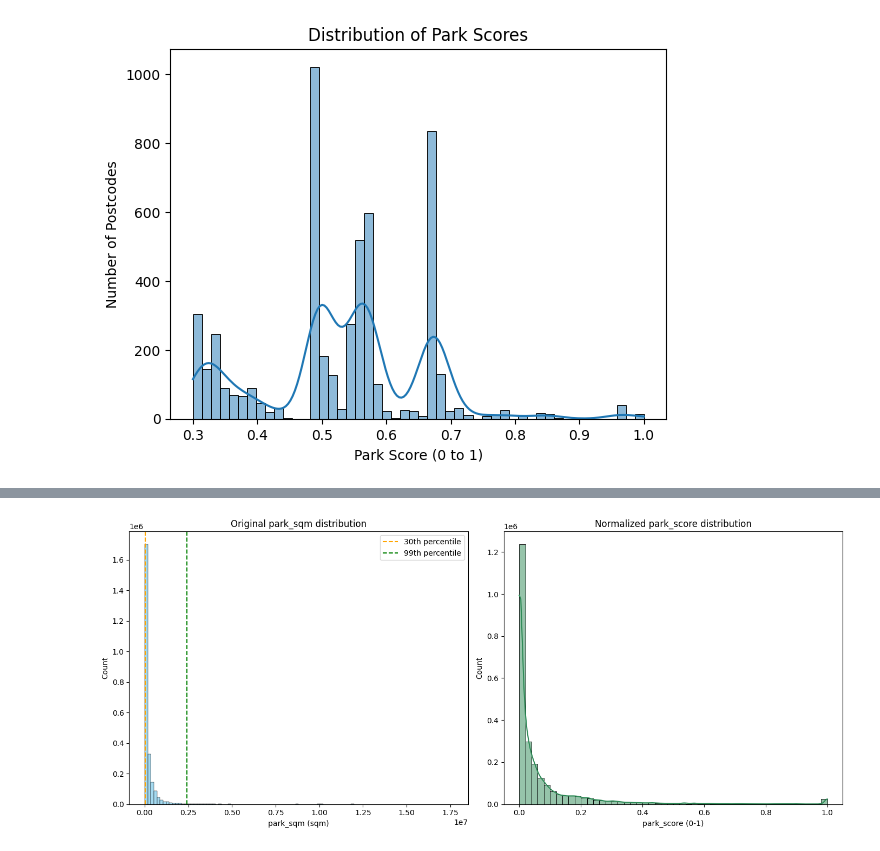
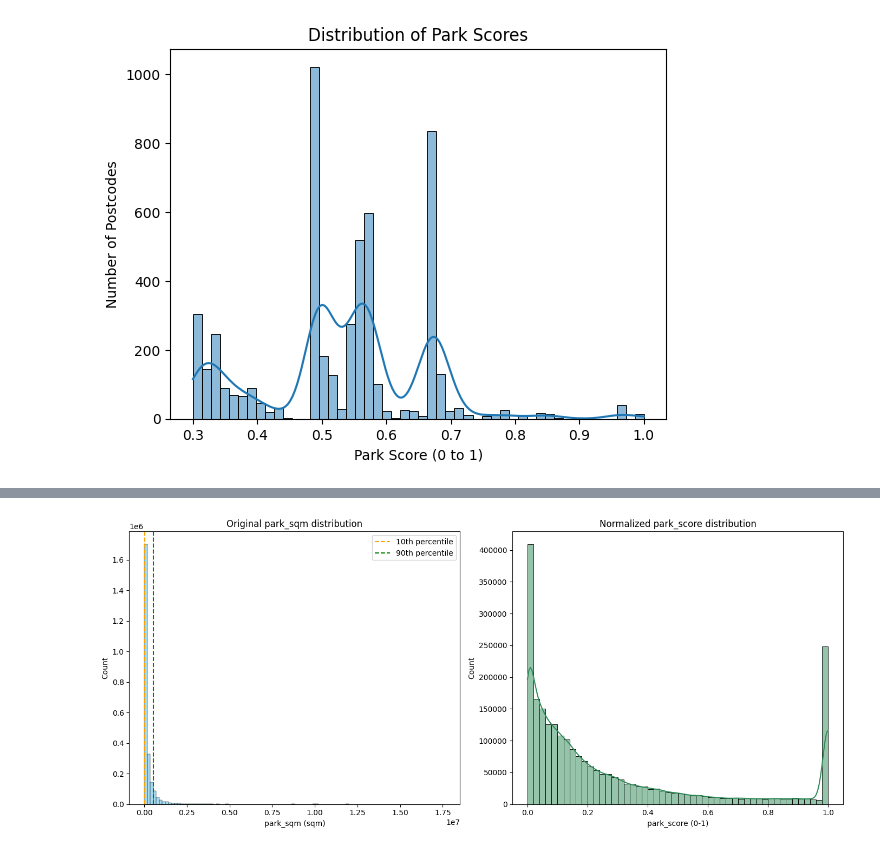
Before and after one commit to moulson/loam, a Jupyter notebook: notebooks/analysis.ipynb, the cells around one changed output, grey strips where cells are left out. Drawn from its saved outputs; the diff is of its cells as text; code cells hidden in the pictures.

```diff
--- a/notebooks/analysis.ipynb
+++ b/notebooks/analysis.ipynb
@@ -59,8 +65,8 @@ df = pd.read_sql("SELECT park_sqm FROM postcodes WHERE park_score IS NOT NULL",
 park_sqm = df['park_sqm']
 
 # Calculate percentiles
-p10 = np.percentile(park_sqm, 30)
-p90 = np.percentile(park_sqm, 99)
+p10 = np.percentile(park_sqm, 10)
+p90 = np.percentile(park_sqm, 90)
 
 def normalize_with_clipping(x):
     if x <= p10:
@@ -69,33 +75,33 @@ def normalize_with_clipping(x):
         return 1.0
     else:
         return (x - p10) / (p90 - p10)
 
 # Apply normalization
 df['park_score'] = park_sqm.apply(normalize_with_clipping)
 
 # Plot original distribution
 plt.figure(figsize=(14, 6))
 
 plt.subplot(1, 2, 1)
 sns.histplot(park_sqm, bins=100, kde=False, color='skyblue')
 plt.title('Original park_sqm distribution')
 plt.xlabel('park_sqm (sqm)')
 plt.ylabel('Count')
-plt.axvline(p10, color='orange', linestyle='--', label='30th percentile')
-plt.axvline(p90, color='green', linestyle='--', label='99th percentile')
+plt.axvline(p10, color='orange', linestyle='--', label='10th percentile')
+plt.axvline(p90, color='green', linestyle='--', label='90th percentile')
 plt.legend()
 
 # Plot normalized distribution
 plt.subplot(1, 2, 2)
 sns.histplot(df['park_score'], bins=50, kde=True, color='seagreen')
 plt.title('Normalized park_score distribution')
 plt.xlabel('park_score (0-1)')
 plt.ylabel('Count')
 
 plt.tight_layout()
 plt.show()
 
 
 conn.close()
 # %% [output]
-[figure, old version]
+[figure, new version]
```
Also changed, not shown: parts of 3 cells of this notebook.
